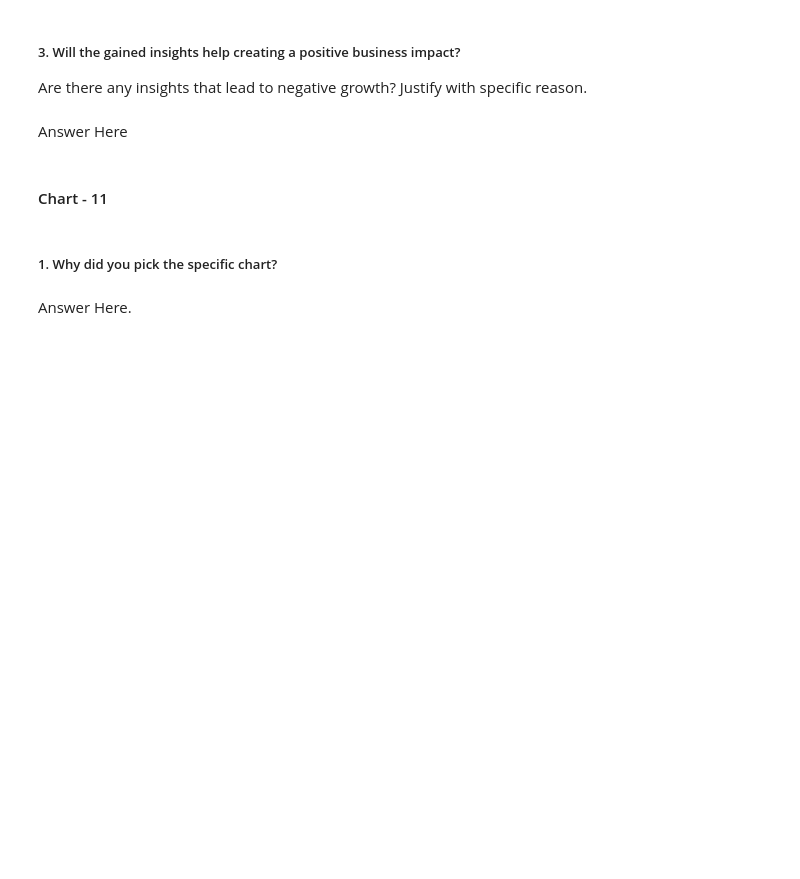
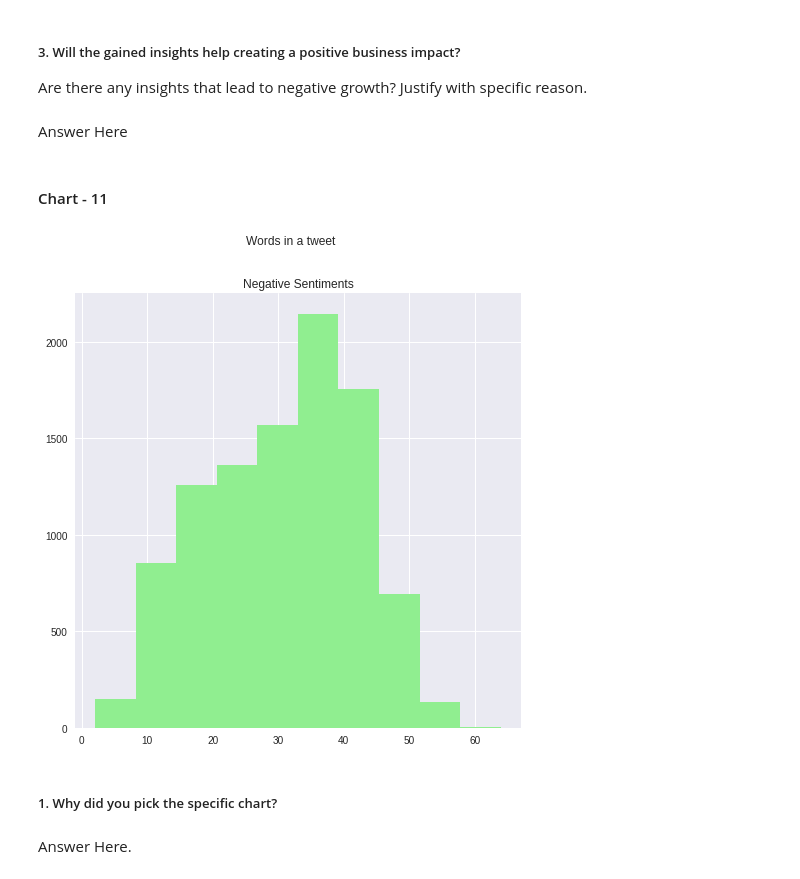
Before and after one commit to Ashif-khan033/coronavirus_tweets_sentiment_analysis, a Jupyter notebook: coronavirus_tweets_sentiment_analysis.ipynb, the cells around one changed output. Cells and saved outputs as stored; diff of their text form; code cells hidden in the pictures; blank space fills up the shorter version.

```diff
--- a/coronavirus_tweets_sentiment_analysis.ipynb
+++ b/coronavirus_tweets_sentiment_analysis.ipynb
@@ -661,6 +662,10 @@ Answer Here
 #### Chart - 11
 # %%
 # Chart - 11 visualization code
+# Histogram for Negative Sentiments
+words_tweet ("Negative","lightGreen")
+# %% [output]
+[figure, added]
 # %% [markdown]
 ##### 1. Why did you pick the specific chart?
 # %% [markdown]
```
Also changed, not shown: parts of 22 cells of this notebook.
